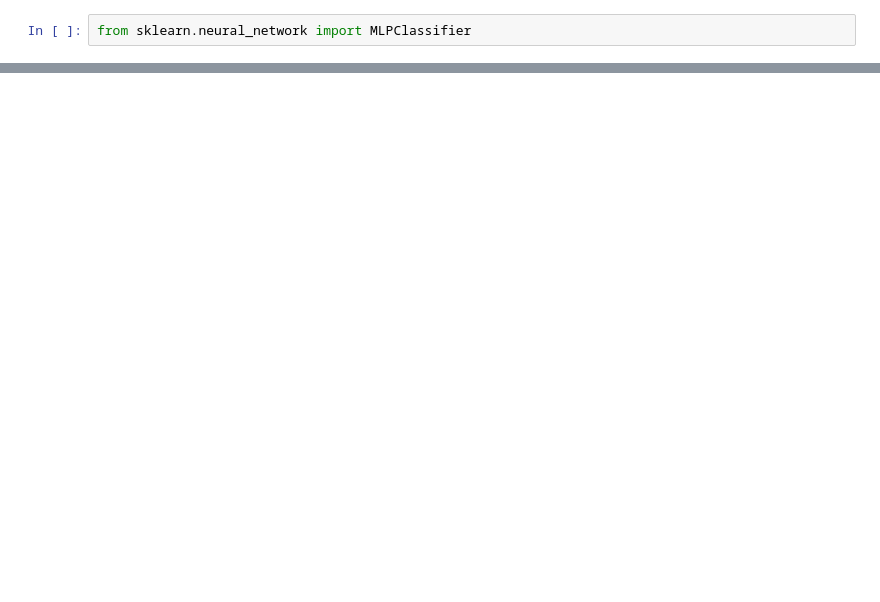
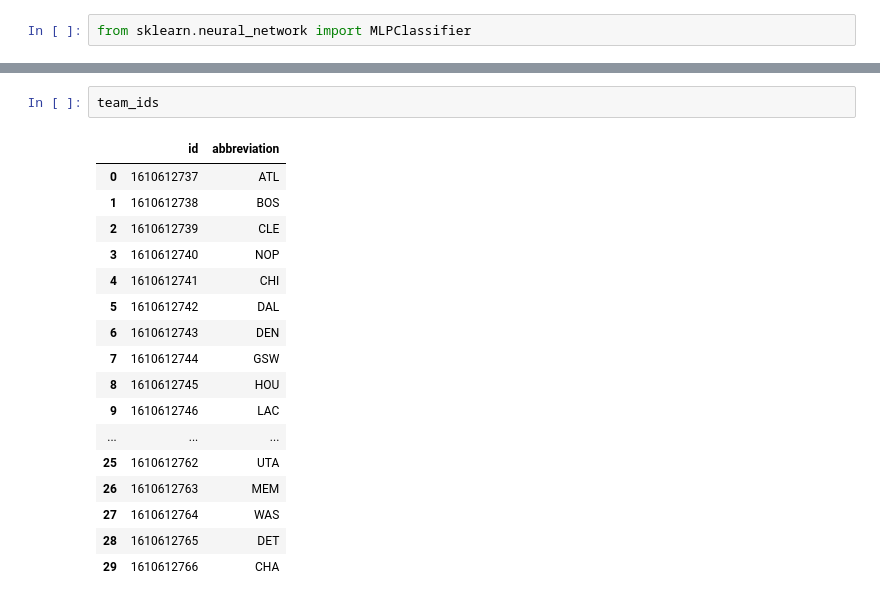
Before and after one commit to callaunchpad/BalliNN, a Jupyter notebook: Game_by_Game.ipynb, the cells around one changed output, grey strips where cells are left out. Drawn from its saved outputs; the diff is of its cells as text; blank space fills up the shorter version.

```diff
--- a/Game_by_Game.ipynb
+++ b/Game_by_Game.ipynb
@@ -457,0 +514,20 @@ accuracy
+# %%
+team_ids
+# %% [output]
+|  | id | abbreviation |
+| 0 | 1610612737 | ATL |
+| 1 | 1610612738 | BOS |
+| 2 | 1610612739 | CLE |
+| 3 | 1610612740 | NOP |
+| 4 | 1610612741 | CHI |
+| 5 | 1610612742 | DAL |
+| 6 | 1610612743 | DEN |
+| 7 | 1610612744 | GSW |
+| 8 | 1610612745 | HOU |
+| 9 | 1610612746 | LAC |
+| ... | ... | ... |
+| 25 | 1610612762 | UTA |
+| 26 | 1610612763 | MEM |
+| 27 | 1610612764 | WAS |
+| 28 | 1610612765 | DET |
+| 29 | 1610612766 | CHA |
```
Also changed, not shown: parts of 29 cells of this notebook, 2 other files.
